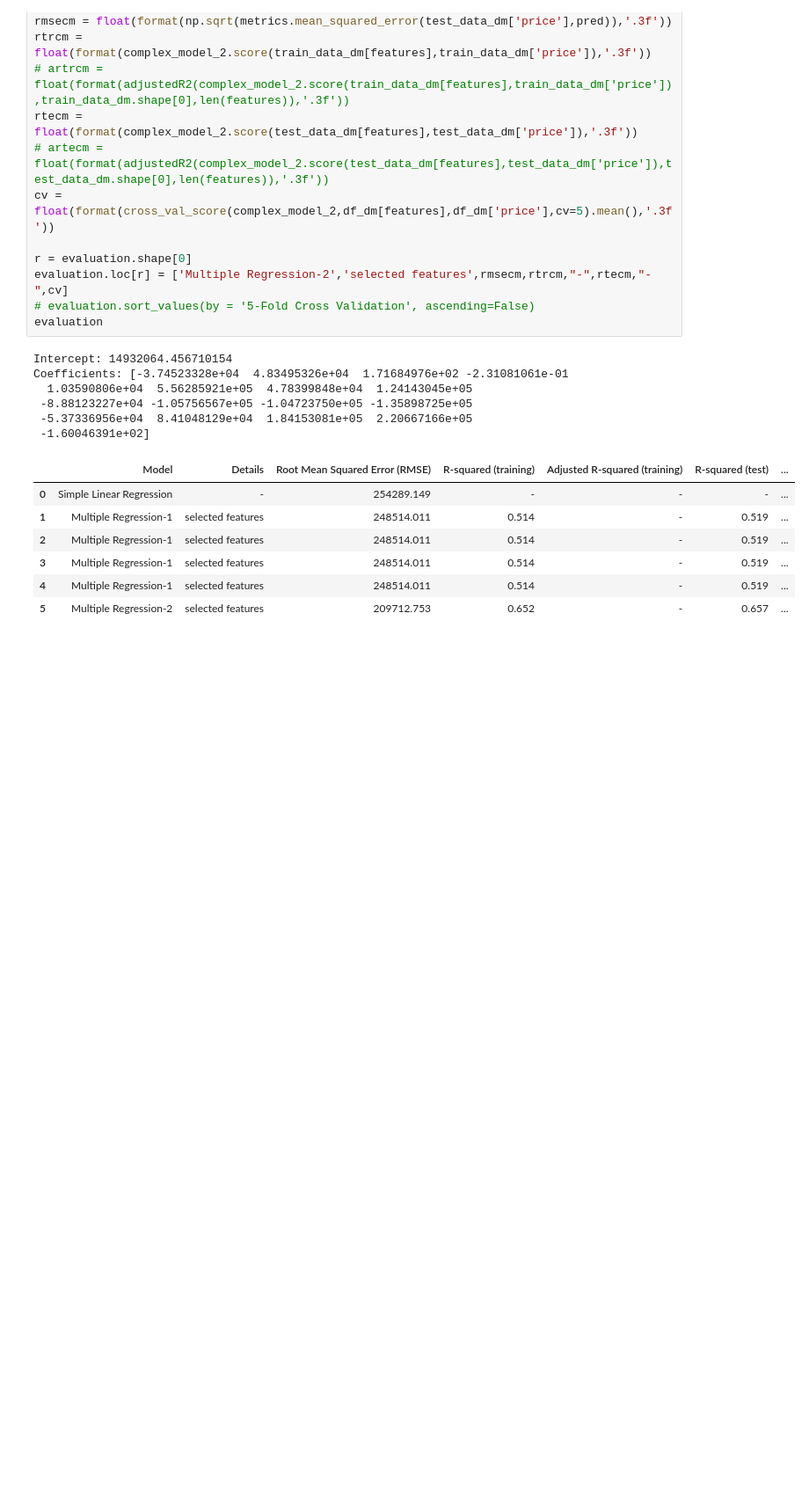
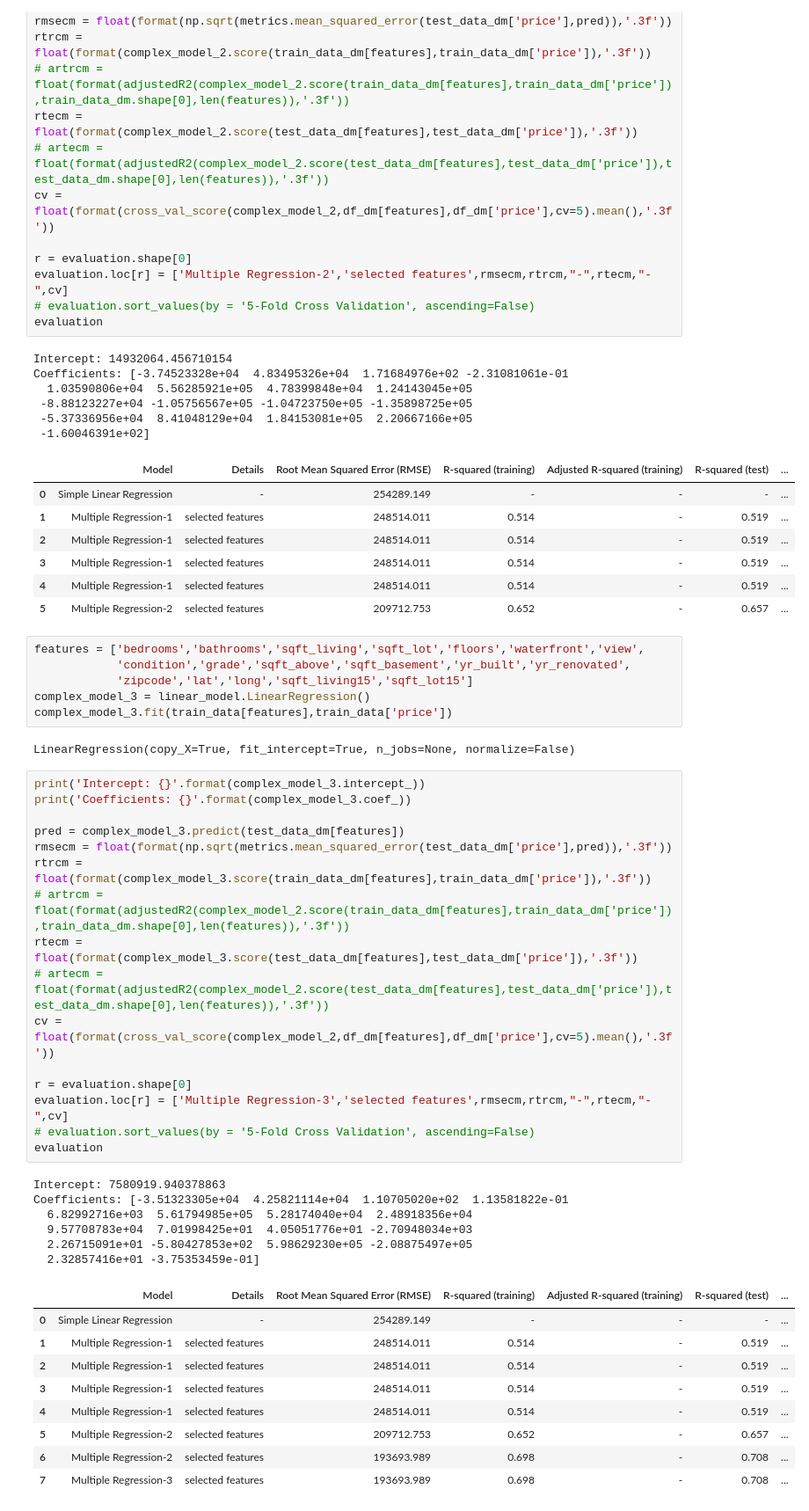
Before and after one commit to dearleiii/data_science_101, a Jupyter notebook: predict_house_value/Predicting house value.ipynb, the cells around one changed output. Shown at 88% size. Cells and saved outputs as stored; diff of their text form; blank space fills up the shorter version.

```diff
--- a/predict_house_value/Predicting house value.ipynb
+++ b/predict_house_value/Predicting house value.ipynb
@@ -518,3 +518,43 @@ Coefficients: [-3.74523328e+04  4.83495326e+04  1.71684976e+02 -2.31081061e-01
 | 3 | Multiple Regression-1 | selected features | 248514.011 | 0.514 | - | 0.519 | ... |
 | 4 | Multiple Regression-1 | selected features | 248514.011 | 0.514 | - | 0.519 | ... |
 | 5 | Multiple Regression-2 | selected features | 209712.753 | 0.652 | - | 0.657 | ... |
+# %%
+features = ['bedrooms','bathrooms','sqft_living','sqft_lot','floors','waterfront','view',
+            'condition','grade','sqft_above','sqft_basement','yr_built','yr_renovated',
+            'zipcode','lat','long','sqft_living15','sqft_lot15']
+complex_model_3 = linear_model.LinearRegression()
+complex_model_3.fit(train_data[features],train_data['price'])
+# %% [output]
+LinearRegression(copy_X=True, fit_intercept=True, n_jobs=None, normalize=False)
+# %%
+print('Intercept: {}'.format(complex_model_3.intercept_))
+print('Coefficients: {}'.format(complex_model_3.coef_))
+
+pred = complex_model_3.predict(test_data_dm[features])
+rmsecm = float(format(np.sqrt(metrics.mean_squared_error(test_data_dm['price'],pred)),'.3f'))
+rtrcm = float(format(complex_model_3.score(train_data_dm[features],train_data_dm['price']),'.3f'))
+# artrcm = float(format(adjustedR2(complex_model_2.score(train_data_dm[features],train_data_dm['price']),train_data_dm.shape[0],len(features)),'.3f'))
+rtecm = float(format(complex_model_3.score(test_data_dm[features],test_data_dm['price']),'.3f'))
+# artecm = float(format(adjustedR2(complex_model_2.score(test_data_dm[features],test_data_dm['price']),test_data_dm.shape[0],len(features)),'.3f'))
+cv = float(format(cross_val_score(complex_model_2,df_dm[features],df_dm['price'],cv=5).mean(),'.3f'))
+
+r = evaluation.shape[0]
+evaluation.loc[r] = ['Multiple Regression-3','selected features',rmsecm,rtrcm,"-",rtecm,"-",cv]
+# evaluation.sort_values(by = '5-Fold Cross Validation', ascending=False)
+evaluation
+# %% [output]
+Intercept: 7580919.940378863
+Coefficients: [-3.51323305e+04  4.25821114e+04  1.10705020e+02  1.13581822e-01
+  6.82992716e+03  5.61794985e+05  5.28174040e+04  2.48918356e+04
+  9.57708783e+04  7.01998425e+01  4.05051776e+01 -2.70948034e+03
+  2.26715091e+01 -5.80427853e+02  5.98629230e+05 -2.08875497e+05
+  2.32857416e+01 -3.75353459e-01]
+|  | Model | Details | Root Mean Squared Error (RMSE) | R-squared (training) | Adjusted R-squared (training) | R-squared (test) | ... |
+| 0 | Simple Linear Regression | - | 254289.149 | - | - | - | ... |
+| 1 | Multiple Regression-1 | selected features | 248514.011 | 0.514 | - | 0.519 | ... |
+| 2 | Multiple Regression-1 | selected features | 248514.011 | 0.514 | - | 0.519 | ... |
+| 3 | Multiple Regression-1 | selected features | 248514.011 | 0.514 | - | 0.519 | ... |
+| 4 | Multiple Regression-1 | selected features | 248514.011 | 0.514 | - | 0.519 | ... |
+| 5 | Multiple Regression-2 | selected features | 209712.753 | 0.652 | - | 0.657 | ... |
+| 6 | Multiple Regression-2 | selected features | 193693.989 | 0.698 | - | 0.708 | ... |
+| 7 | Multiple Regression-3 | selected features | 193693.989 | 0.698 | - | 0.708 | ... |
```
Also changed, not shown: parts of 5 cells of this notebook.
